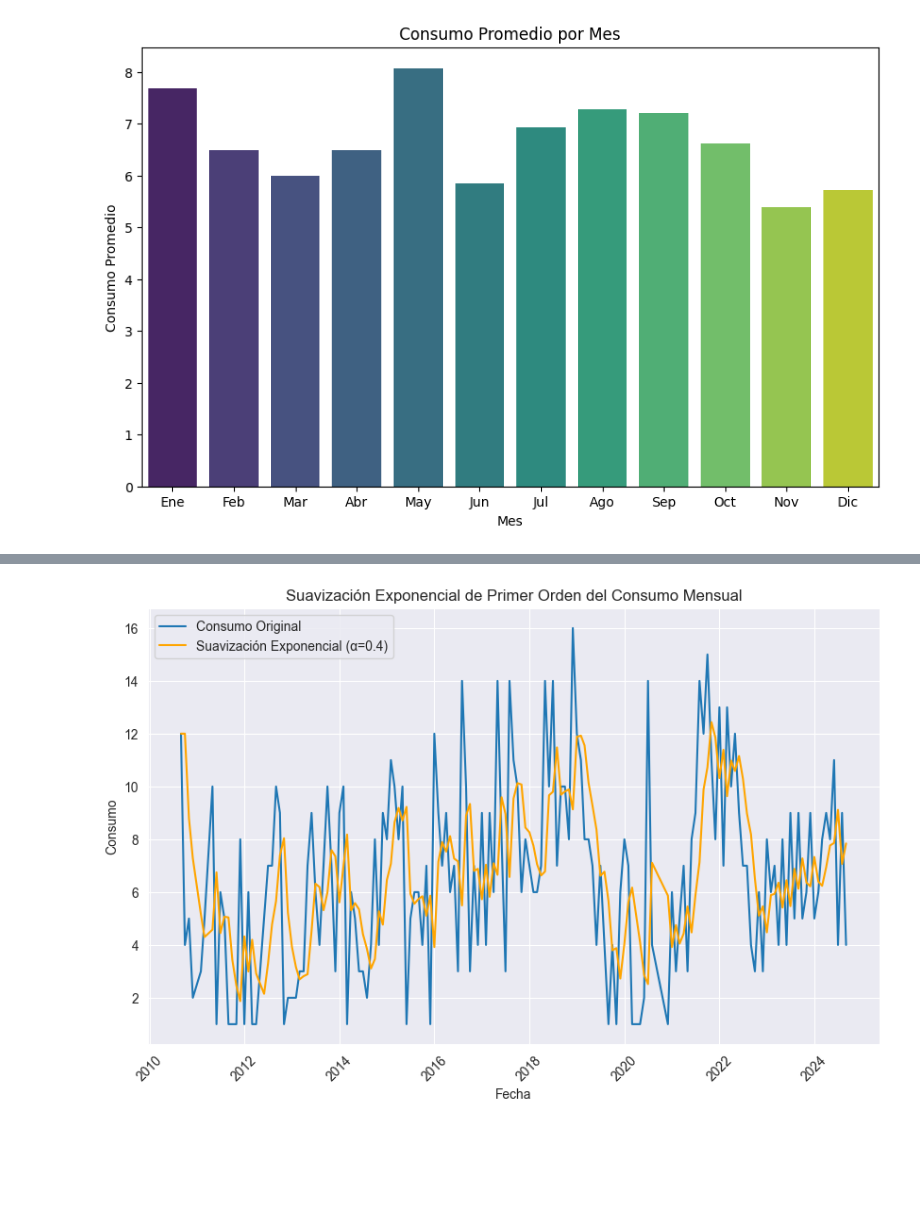
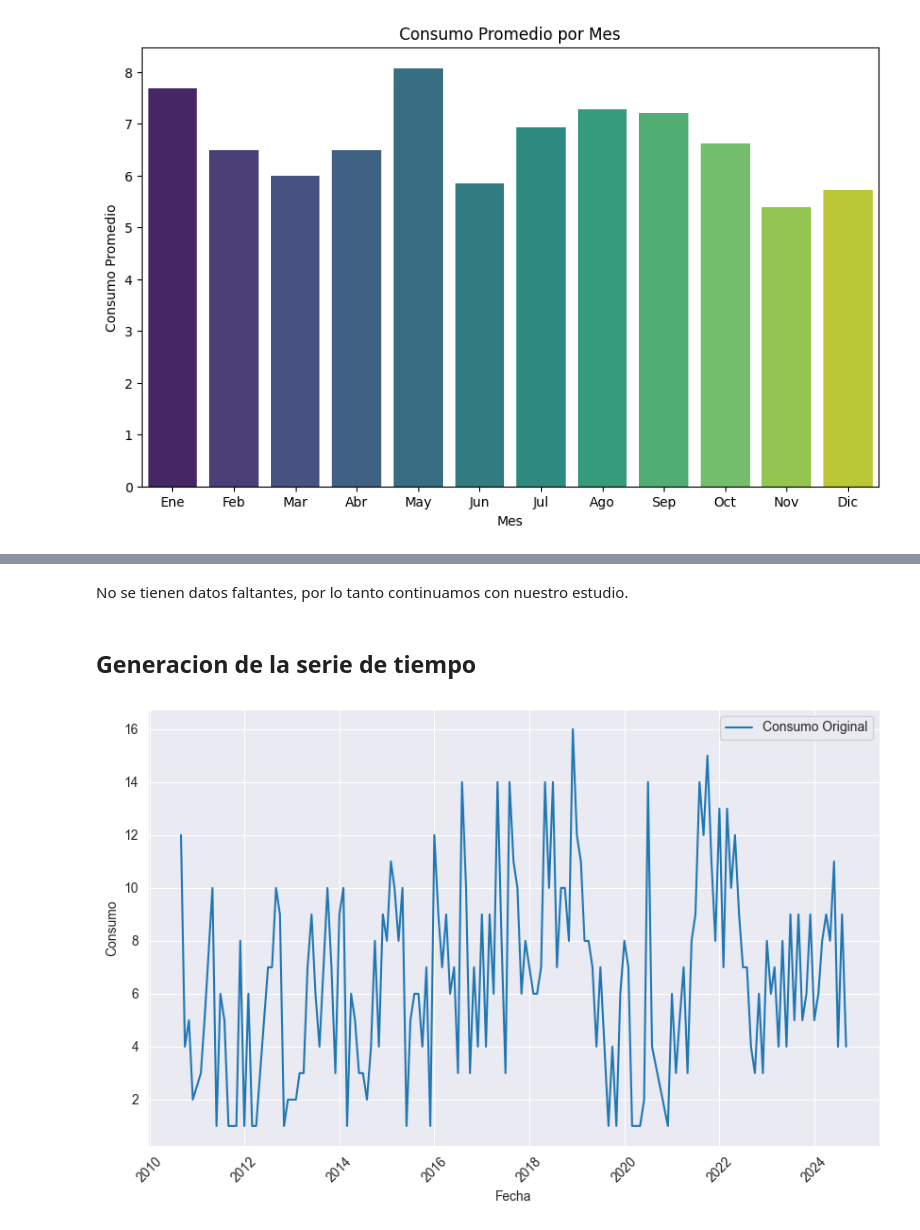
Before and after one commit to ErnieRod/jbook_Trabajo_ST, a Jupyter notebook: _sources/notebooks.ipynb, the cells around one changed output, grey strips where cells are left out. Cells and saved outputs as stored; diff of their text form; code cells hidden in the pictures; blank space fills up the shorter version.

```diff
--- a/_sources/notebooks.ipynb
+++ b/_sources/notebooks.ipynb
@@ -128,20 +283,19 @@ sns.set_style("darkgrid")
+# %% [markdown]
+No se tienen datos faltantes, por lo tanto continuamos con nuestro estudio.
+# %% [markdown]
+## Generacion de la serie de tiempo
 # %%
 # Convertir la serie de consumo mensual a una serie de tiempo
 consumo_ts = pd.Series(data=consumo_mensual['Consumption'].values, index=consumo_mensual['Date'])
 
-# Aplicar suavización exponencial de primer orden
-modelo = SimpleExpSmoothing(consumo_ts).fit(smoothing_level=0.4, optimized=False)
-suavizacion_exponencial = modelo.fittedvalues
 
-# Graficar la serie original y la suavización
+# Graficar la serie original
 plt.figure(figsize=(10, 6))
 plt.plot(consumo_ts, label='Consumo Original')
-plt.plot(suavizacion_exponencial, label='Suavización Exponencial (α=0.4)', color='orange')
-plt.title('Suavización Exponencial de Primer Orden del Consumo Mensual')
 plt.xlabel('Fecha')
 plt.ylabel('Consumo')
 plt.legend()
 plt.xticks(rotation=45)
 plt.show()
 # %% [output]
-[figure, old version]
+[figure, new version]
```
Also changed, not shown: parts of 63 cells of this notebook, 27 other files.
